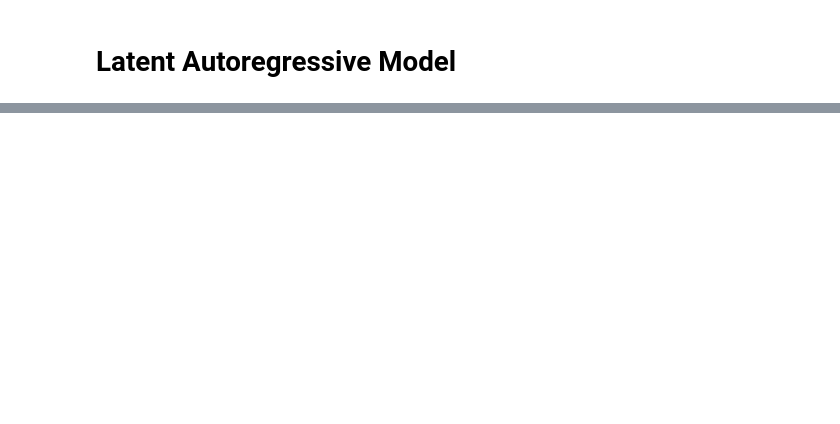
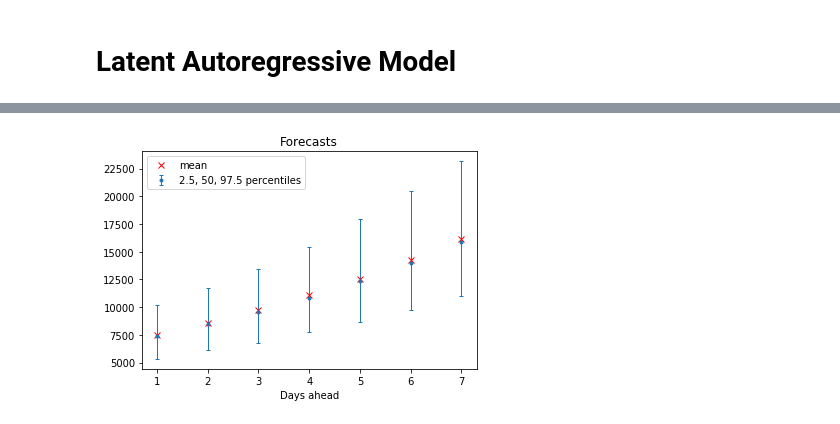
Before and after one commit to tufts-ml/covid19-forecasting, a Jupyter notebook: baseline-predictions/notebooks/AR_model.ipynb, the cells around one changed output, grey strips where cells are left out. Saved outputs shown, nothing was run; the diff lists cells and outputs as text; code cells hidden in the pictures; blank space fills up the shorter version.

```diff
--- a/baseline-predictions/notebooks/AR_model.ipynb
+++ b/baseline-predictions/notebooks/AR_model.ipynb
@@ -103,0 +105,23 @@ counts[10] = np.nan
+# %%
+low = np.zeros(F)
+high = np.zeros(F)
+mean = np.zeros(F)
+median = np.zeros(F)
+
+for i in range(F):
+    low[i] = np.percentile(samples[:,i], 2.5)
+    high[i] = np.percentile(samples[:,i], 97.5)
+    median[i] = np.percentile(samples[:,i], 50)
+    mean[i] = np.mean(samples[:,i])
+
+xticks = np.arange(1,F+1)
+plt.errorbar(xticks, median,
+             yerr=[median-low, high-median],
+             capsize=2, fmt='.', linewidth=1,
+             label='2.5, 50, 97.5 percentiles');
+plt.plot(xticks, mean, 'rx', label='mean');
+plt.legend();
+plt.title('Forecasts');
+plt.xlabel('Days ahead');
+# %% [output]
+[figure, added]
```
Also changed, not shown: parts of 33 cells of this notebook, 2 other files.
